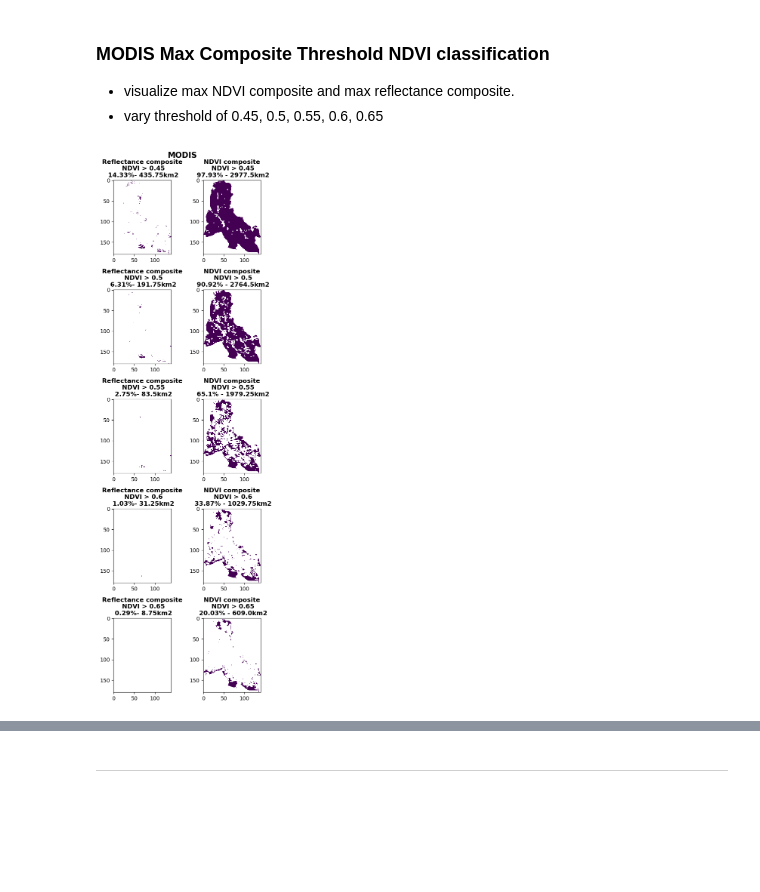
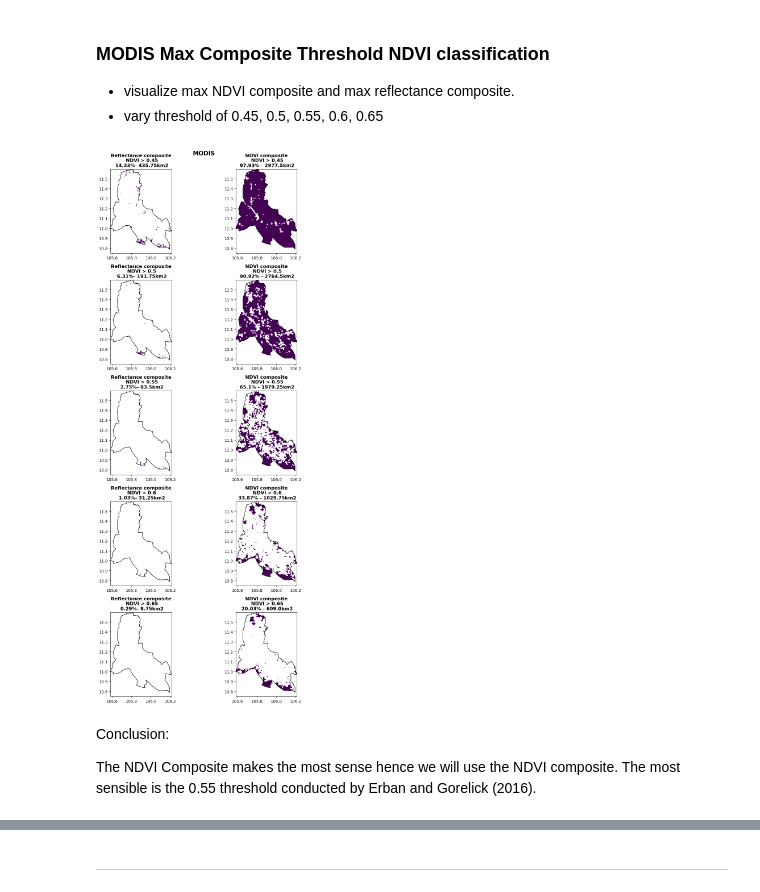
Before and after one commit to varosak/RemoteSensingProject, a Jupyter notebook: Pixel processing.ipynb, the cells around one changed output, grey strips where cells are left out. Cells and saved outputs as stored; diff of their text form; code cells hidden in the pictures; blank space fills up the shorter version.

Commit message:
Complete prelim graph creation of MODIS part

```diff
--- a/Pixel processing.ipynb
+++ b/Pixel processing.ipynb
@@ -247,37 +247,52 @@ for threshold in threshold_list:
 # %%
 ### plot thresholds
 
-fig, ax = plt.subplots(len(threshold_list), 2 , figsize = (5, 15))
+# read study boundary
+study_boundary = gpd.read_file ('Svey Rieng Boundary\Svey_Rieng_Boundary.shx.shp')
+study_boundary = study_boundary.to_crs(epsg=4326)
+
+# plot
+fig, ax = plt.subplots(len(threshold_list), 2 , figsize = (10, 20))
 
 # iterate through threshold
 for index, threshold in enumerate(threshold_list):
 
     ### plot for reflectance composite as True and nan (plot NDVI value blends in with background)
     # count non nan pixel and turn it into percent
     count_non_nan = np.count_nonzero(~np.isnan(reflectance_composite_NDVI_dict[f'{threshold}']))
     percent_pixel = round((count_non_nan/MODIS_2pro_total_pixel*100), 2)
     agri_area = (count_non_nan*500*500)/1000000
     # turn non nan pixel into True false
     reflectance_non_nan_pixel = np.where(~np.isnan(reflectance_composite_NDVI_dict[f'{threshold}']), True, np.nan)
     # plot map
     show(reflectance_non_nan_pixel, ax = ax[index, 0],
-         title= f'Reflectance composite\n NDVI > {threshold}\n {percent_pixel}%- {round(agri_area, 2)}km2')
+         title= f'Reflectance composite\n NDVI > {threshold}\n {percent_pixel}%- {round(agri_area, 2)}km2',
+         transform = NDVI_composite_profile['transform'])
 
     ### plot for NDVI composite as True and nan (plot NDVI value blends in with background)
         # count non nan pixel and turn it into percent
 
     count_non_nan = np.count_nonzero(~np.isnan(NDVI_composite_NDVI_dict[f'{threshold}']))
     percent_pixel = round((count_non_nan/MODIS_2pro_total_pixel*100), 2)
     agri_area = (count_non_nan*500*500)/1000000
     # turn non nan pixel into True false
     NDVI_non_nan_pixel = np.where(~np.isnan(NDVI_composite_NDVI_dict[f'{threshold}']), True, np.nan)
     # plot map
     show(NDVI_non_nan_pixel, ax = ax[index, 1],
-         title= f'NDVI composite\n NDVI > {threshold}\n {percent_pixel}% - {round(agri_area, 2)}km2')
+         title= f'NDVI composite\n NDVI > {threshold}\n {percent_pixel}% - {round(agri_area, 2)}km2',
+         transform = NDVI_composite_profile['transform'])
+
+    # add study boundary
+    study_boundary.plot(ax = ax[index, 0], edgecolor = 'k', facecolor = 'none')
+    study_boundary.plot(ax = ax[index, 1], edgecolor = 'k', facecolor = 'none')
 
 plt.suptitle('MODIS', fontsize = 15, weight = 'bold')
 
 plt.tight_layout()
 # %% [output]
-[figure, old version]
+[figure, new version]
+# %% [markdown]
+Conclusion:
+
+The NDVI Composite makes the most sense hence we will use the NDVI composite. The most sensible is the 0.55 threshold conducted by Erban and Gorelick (2016).
 # %%
```
Also changed, not shown: parts of 9 cells of this notebook.
